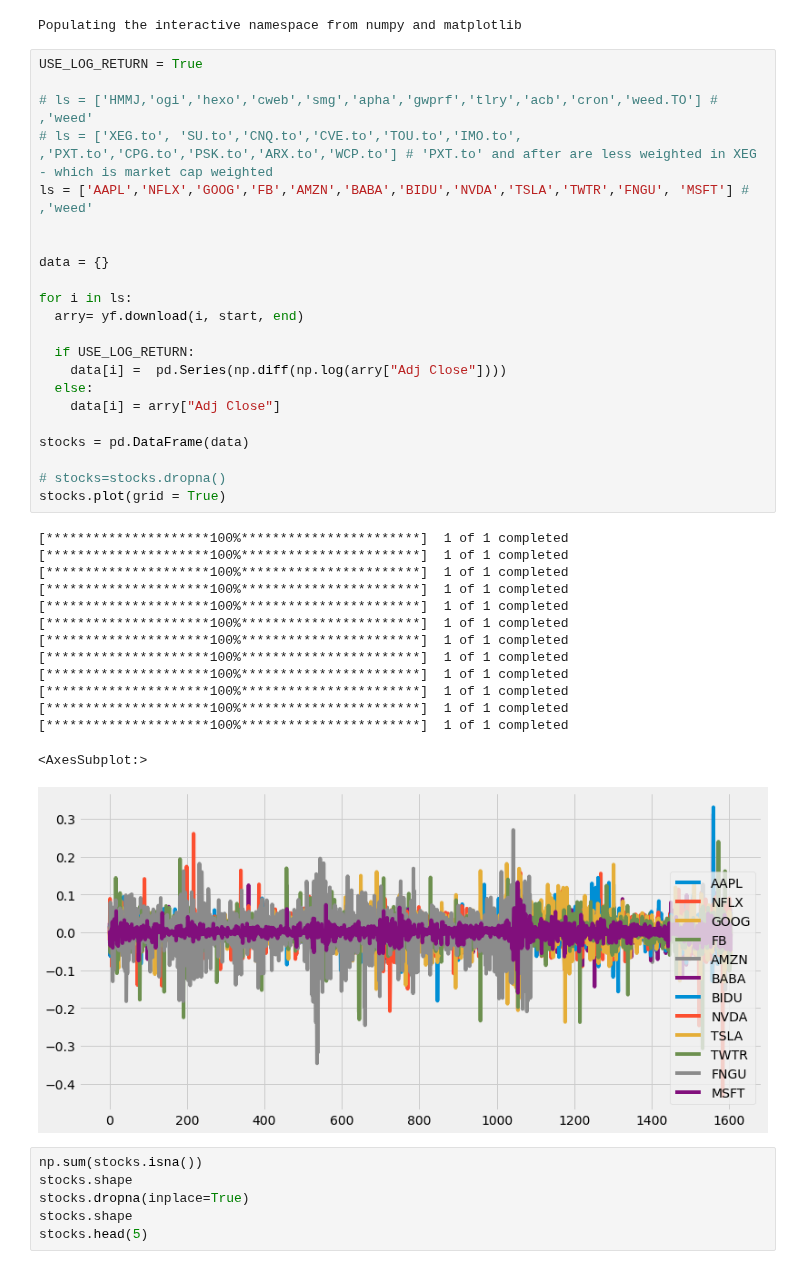
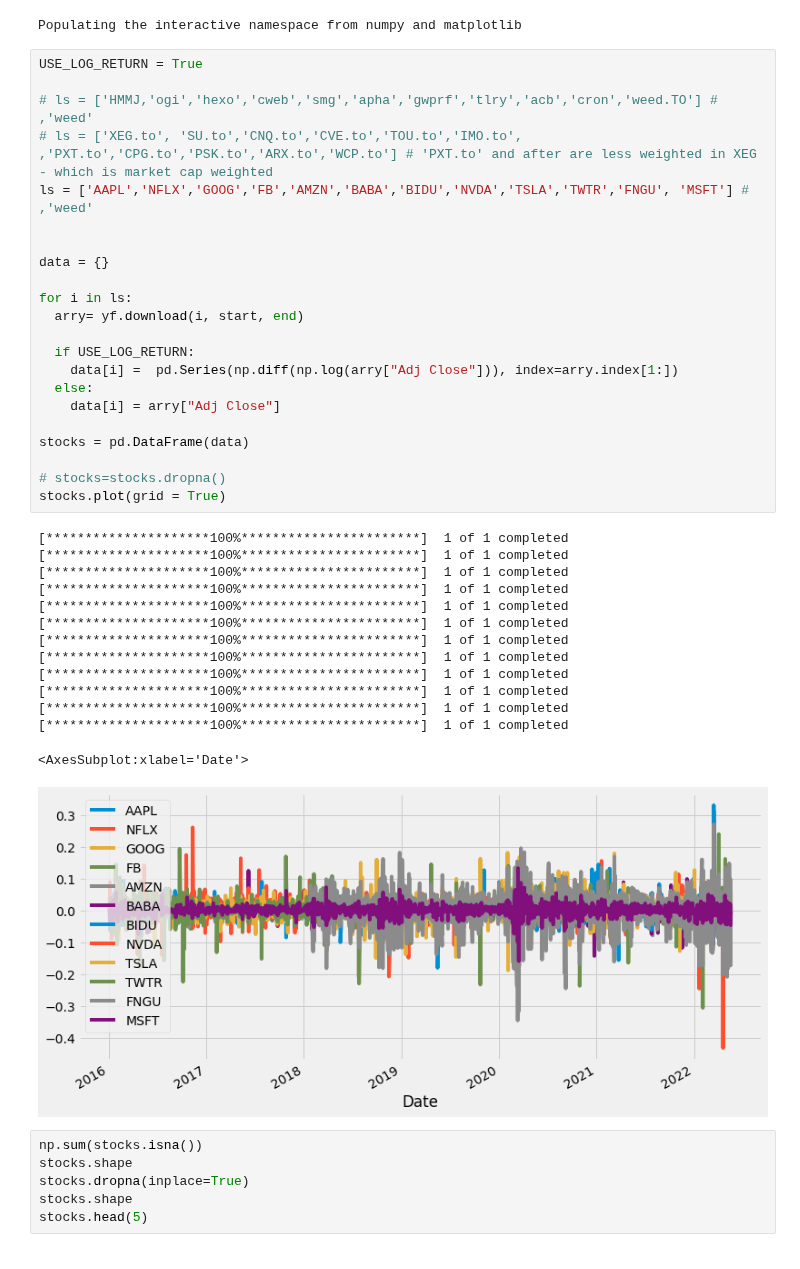
Before and after one commit to alik604/algorithmic-trading, a Jupyter notebook: ETF Correlation, dim reduct with ICA, multiclass regression.ipynb, the cells around one changed output. Saved outputs shown, nothing was run; the diff lists cells and outputs as text.

```diff
--- a/ETF Correlation, dim reduct with ICA, multiclass regression.ipynb
+++ b/ETF Correlation, dim reduct with ICA, multiclass regression.ipynb
@@ -40,36 +40,36 @@ USE_LOG_RETURN = True
 # ls = ['XEG.to', 'SU.to','CNQ.to','CVE.to','TOU.to','IMO.to', ,'PXT.to','CPG.to','PSK.to','ARX.to','WCP.to'] # 'PXT.to' and after are less weighted in XEG - which is market cap weighted
 ls = ['AAPL','NFLX','GOOG','FB','AMZN','BABA','BIDU','NVDA','TSLA','TWTR','FNGU', 'MSFT'] # ,'weed'
 
 
 data = {}
 
 for i in ls:
   arry= yf.download(i, start, end)
 
   if USE_LOG_RETURN:
-    data[i] =  pd.Series(np.diff(np.log(arry["Adj Close"])))
+    data[i] =  pd.Series(np.diff(np.log(arry["Adj Close"])), index=arry.index[1:])
   else:
     data[i] = arry["Adj Close"]
 
 stocks = pd.DataFrame(data)
 
 # stocks=stocks.dropna()
 stocks.plot(grid = True)
 # %% [output]
 [*********************100%***********************]  1 of 1 completed
 [*********************100%***********************]  1 of 1 completed
 [*********************100%***********************]  1 of 1 completed
 [*********************100%***********************]  1 of 1 completed
 [*********************100%***********************]  1 of 1 completed
 [*********************100%***********************]  1 of 1 completed
 [*********************100%***********************]  1 of 1 completed
 [*********************100%***********************]  1 of 1 completed
 [*********************100%***********************]  1 of 1 completed
 [*********************100%***********************]  1 of 1 completed
 [*********************100%***********************]  1 of 1 completed
 [*********************100%***********************]  1 of 1 completed
-<AxesSubplot:>
+<AxesSubplot:xlabel='Date'>
-[figure, old version]
+[figure, new version]
 # %%
 np.sum(stocks.isna())
 stocks.shape
```
